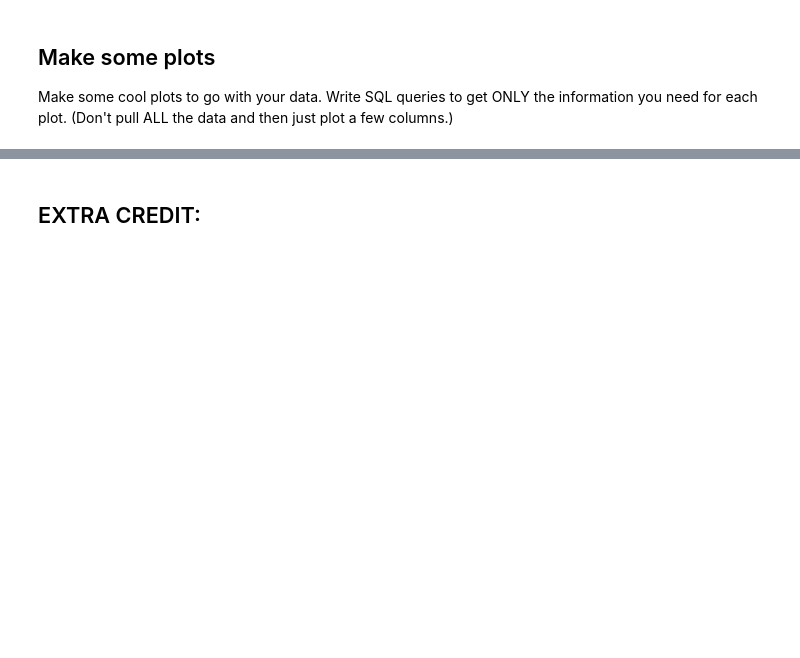
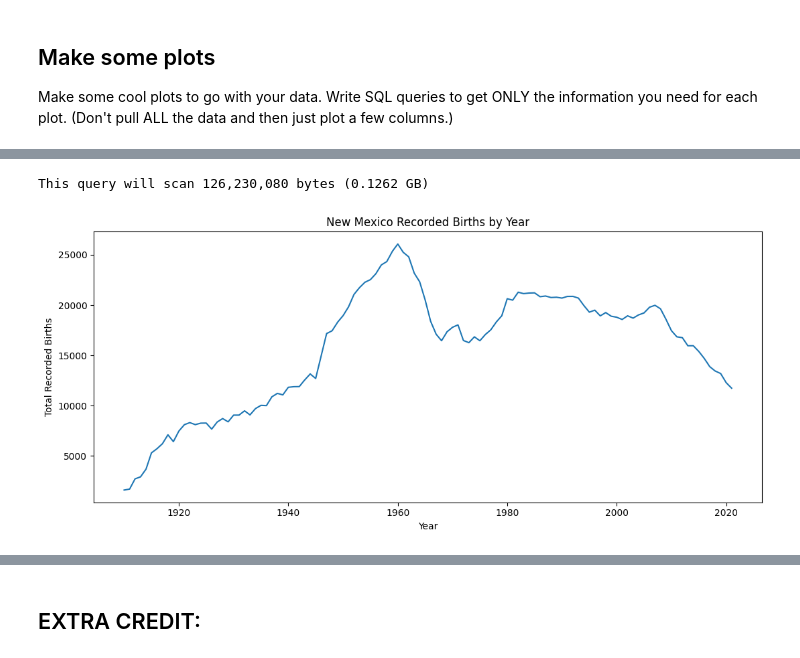
Before and after one commit to cyeef/Data-Science-Portfolio-C21-, a Jupyter notebook: Projects/Project-3/SQL.2-BQ.project.template.ipynb, the cells around one changed output, grey strips where cells are left out. Cells and saved outputs as stored; diff of their text form; code cells hidden in the pictures; blank space fills up the shorter version.

```diff
--- a/Projects/Project-3/SQL.2-BQ.project.template.ipynb
+++ b/Projects/Project-3/SQL.2-BQ.project.template.ipynb
@@ -529,0 +552,21 @@ Make some cool plots to go with your data. Write SQL queries to get ONLY the inf
+# %%
+query = """
+    SELECT year, SUM(number) AS total_births
+    FROM `bigquery-public-data.usa_names.usa_1910_current`
+    WHERE state = 'NM'
+    GROUP BY year
+    ORDER BY year
+"""
+dry_run(query)
+by_year = run_sql(query)
+
+plt.figure(figsize=(11, 5))
+plt.plot(by_year['year'], by_year['total_births'])
+plt.title('New Mexico Recorded Births by Year')
+plt.xlabel('Year')
+plt.ylabel('Total Recorded Births')
+plt.tight_layout()
+plt.show()
+# %% [output]
+This query will scan 126,230,080 bytes (0.1262 GB)
+[figure, added]
```
Also changed, not shown: parts of 21 cells of this notebook.
